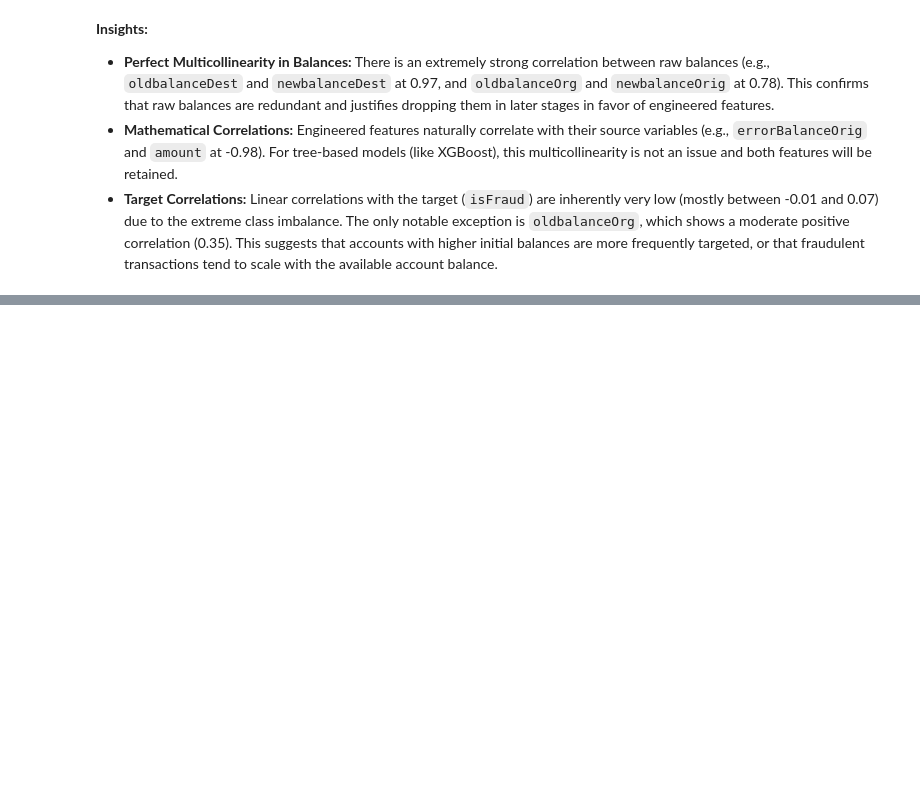
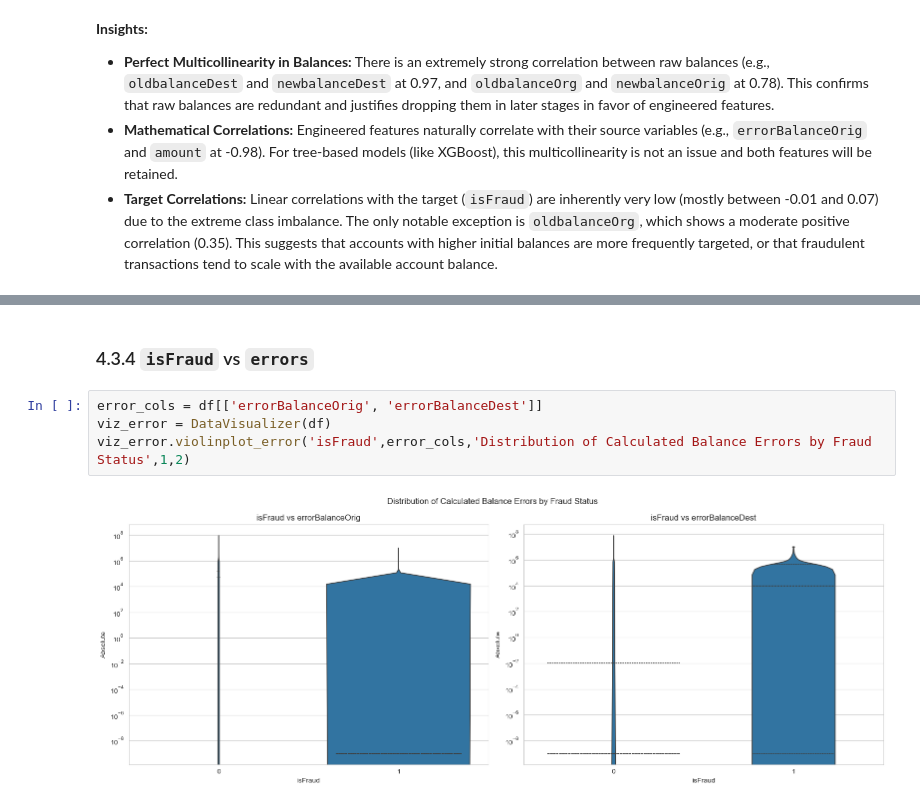
Before and after one commit to Oliwer1992/Azure-Fraud-Detection, a Jupyter notebook: notebooks/01_EDA.ipynb, the cells around one changed output, grey strips where cells are left out. Saved outputs shown, nothing was run; the diff lists cells and outputs as text; blank space fills up the shorter version.

```diff
--- a/notebooks/01_EDA.ipynb
+++ b/notebooks/01_EDA.ipynb
@@ -279,0 +359,8 @@ corr_viz.heatmap()
+# %% [markdown]
+### 4.3.4 `isFraud` vs `errors`
+# %%
+error_cols = df[['errorBalanceOrig', 'errorBalanceDest']]
+viz_error = DataVisualizer(df)
+viz_error.violinplot_error('isFraud',error_cols,'Distribution of Calculated Balance Errors by Fraud Status',1,2)
+# %% [output]
+[figure, added]
```
Also changed, not shown: parts of 28 cells of this notebook.
